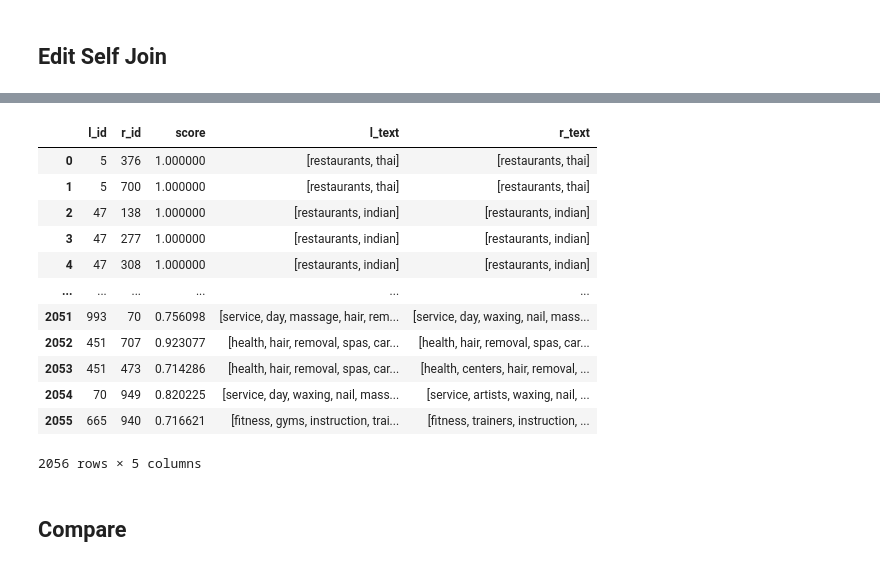
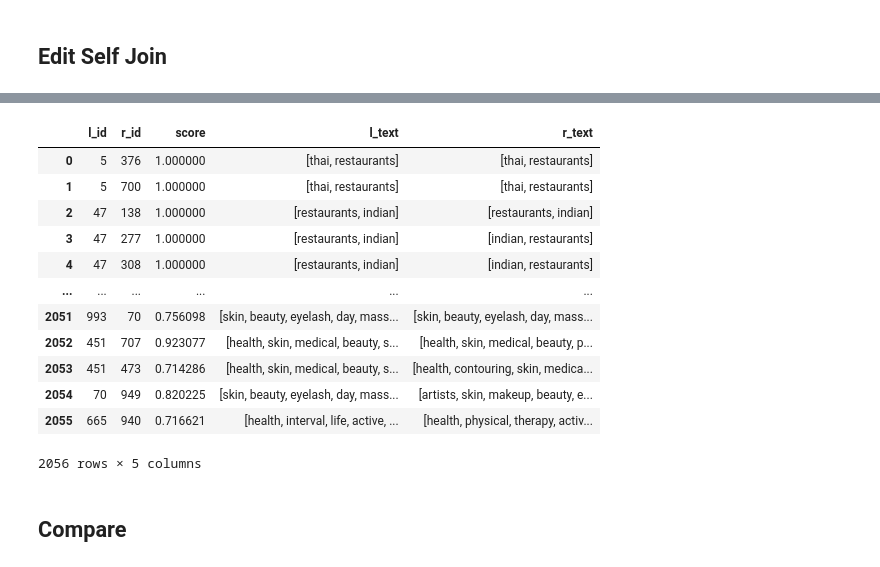
Before and after one commit to alexZeakis/pyTokenJoin, a Jupyter notebook: Total demo.ipynb, the cells around one changed output, grey strips where cells are left out. Saved outputs shown, nothing was run; the diff lists cells and outputs as text; code cells hidden in the pictures.

```diff
--- a/Total demo.ipynb
+++ b/Total demo.ipynb
@@ -57,7 +57,7 @@ Candidates Generated: 11,625, Refined: 4,579, Verified: 1,619, Survived: 1,615
 # %% [markdown]
 ## Edit Self Join
 # %%
-output_df_2 = edit_utils.tokenjoin_self(df, id='id', join='text', posFilter=True, jointFilter=True)
+output_df_2 = EditTokenJoin().tokenjoin_self(df, id='id', join='text', posFilter=True, jointFilter=True)
 output_df_2
 # %% [output]
 Finished reading file. Lines read: 0. Lines skipped due to errors: 0. Num of sets: 1000. Elements per set: 6.293. Tokens per Element: 5.95741299856984
@@ -67,15 +67,15 @@ Candidates Generated: 51,163, Refined: 14,726, Verified: 6,097, Survived: 2,056
 |  | l_id | r_id | score | l_text | r_text |
-| 0 | 5 | 376 | 1.000000 | [restaurants, thai] | [restaurants, thai] |
-| 1 | 5 | 700 | 1.000000 | [restaurants, thai] | [restaurants, thai] |
+| 0 | 5 | 376 | 1.000000 | [thai, restaurants] | [thai, restaurants] |
+| 1 | 5 | 700 | 1.000000 | [thai, restaurants] | [thai, restaurants] |
 | 2 | 47 | 138 | 1.000000 | [restaurants, indian] | [restaurants, indian] |
-| 3 | 47 | 277 | 1.000000 | [restaurants, indian] | [restaurants, indian] |
-| 4 | 47 | 308 | 1.000000 | [restaurants, indian] | [restaurants, indian] |
+| 3 | 47 | 277 | 1.000000 | [restaurants, indian] | [indian, restaurants] |
+| 4 | 47 | 308 | 1.000000 | [restaurants, indian] | [indian, restaurants] |
 | ... | ... | ... | ... | ... | ... |
-| 2051 | 993 | 70 | 0.756098 | [service, day, massage, hair, rem... | [service, day, waxing, nail, mass... |
-| 2052 | 451 | 707 | 0.923077 | [health, hair, removal, spas, car... | [health, hair, removal, spas, car... |
-| 2053 | 451 | 473 | 0.714286 | [health, hair, removal, spas, car... | [health, centers, hair, removal, ... |
-| 2054 | 70 | 949 | 0.820225 | [service, day, waxing, nail, mass... | [service, artists, waxing, nail, ... |
-| 2055 | 665 | 940 | 0.716621 | [fitness, gyms, instruction, trai... | [fitness, trainers, instruction, ... |
+| 2051 | 993 | 70 | 0.756098 | [skin, beauty, eyelash, day, mass... | [skin, beauty, eyelash, day, mass... |
+| 2052 | 451 | 707 | 0.923077 | [health, skin, medical, beauty, s... | [health, skin, medical, beauty, p... |
+| 2053 | 451 | 473 | 0.714286 | [health, skin, medical, beauty, s... | [health, contouring, skin, medica... |
+| 2054 | 70 | 949 | 0.820225 | [skin, beauty, eyelash, day, mass... | [artists, skin, makeup, beauty, e... |
+| 2055 | 665 | 940 | 0.716621 | [health, interval, life, active, ... | [health, physical, therapy, activ... |
 2056 rows × 5 columns
 # %% [markdown]
 ## Compare
```
Also changed, not shown: parts of 9 cells of this notebook, 3 other files.
